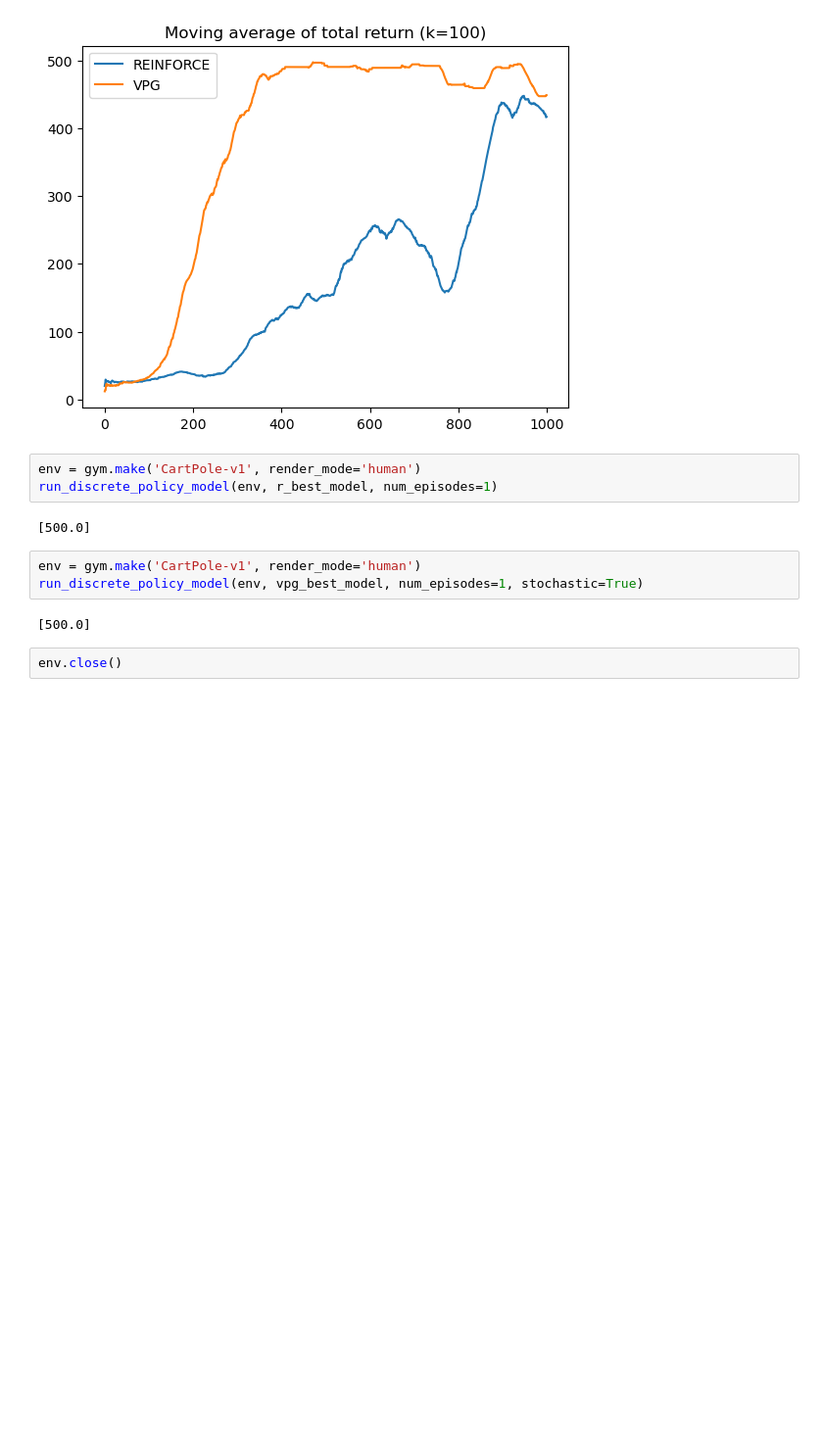
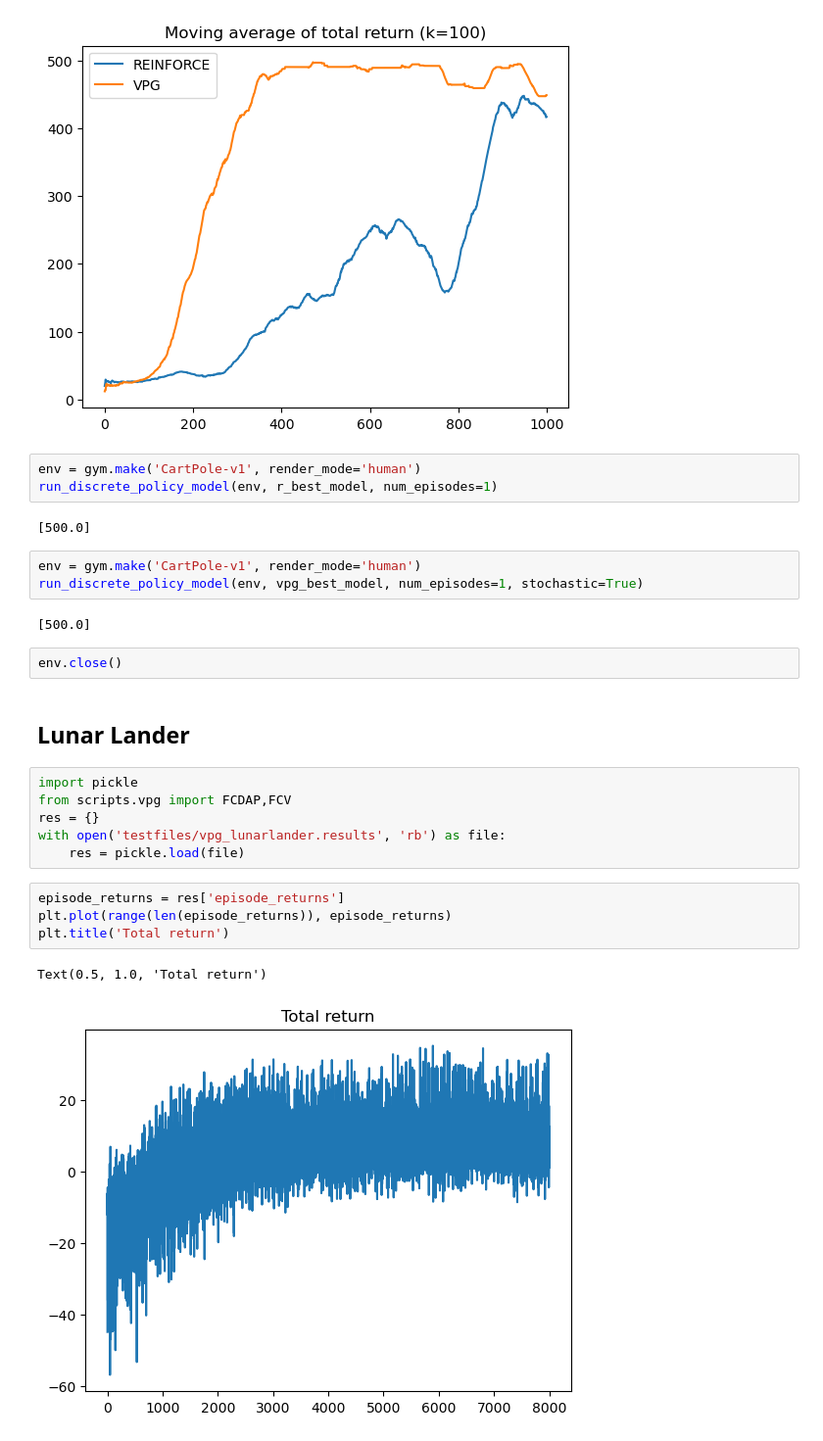
Before and after one commit to jimtoledo/reinforcement-learning, a Jupyter notebook: notebooks/policygradientrl.ipynb, the cells around one changed output. Shown: that part at 98% size. Drawn from its saved outputs; the diff is of its cells as text; blank space fills up the shorter version.

Commit message:
vpg lunarlander test

```diff
--- a/notebooks/policygradientrl.ipynb
+++ b/notebooks/policygradientrl.ipynb
@@ -417,3 +417,18 @@ run_discrete_policy_model(env, vpg_best_model, num_episodes=1, stochastic=True)
 [500.0]
 # %%
 env.close()
+# %% [markdown]
+## Lunar Lander
+# %%
+import pickle
+from scripts.vpg import FCDAP,FCV
+res = {}
+with open('testfiles/vpg_lunarlander.results', 'rb') as file:
+    res = pickle.load(file)
+# %%
+episode_returns = res['episode_returns']
+plt.plot(range(len(episode_returns)), episode_returns)
+plt.title('Total return')
+# %% [output]
+Text(0.5, 1.0, 'Total return')
+[figure, added]
```
Also changed, not shown: parts of 2 cells of this notebook, 2 other files.
